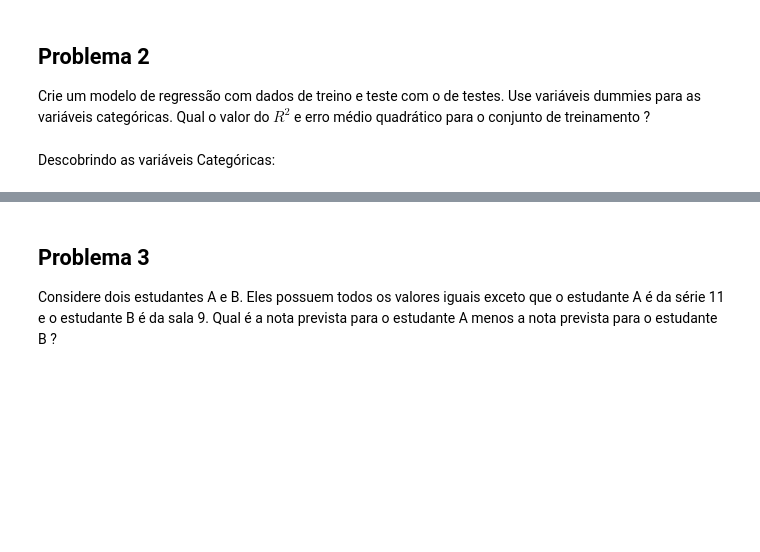
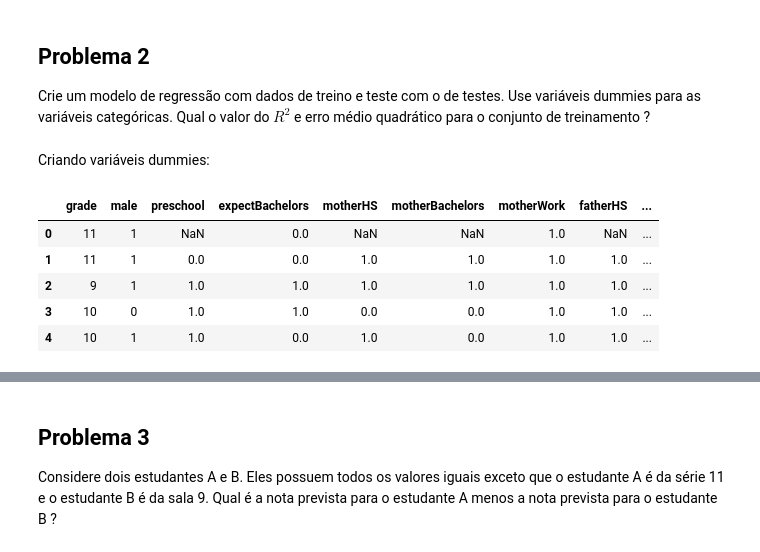
Before and after one commit to taispin/DataScience-DH, a Jupyter notebook: Desafio_2/Desafio_2_Exercícios_Regressão.ipynb, the cells around one changed output, grey strips where cells are left out. Cells and saved outputs as stored; diff of their text form; code cells hidden in the pictures; blank space fills up the shorter version.

```diff
--- a/Desafio_2/Desafio_2_Exercícios_Regressão.ipynb
+++ b/Desafio_2/Desafio_2_Exercícios_Regressão.ipynb
@@ -391,5 +473,3 @@ sns.pairplot(df_pisa2009, hue='readingScore');
 ## Problema 2
 
 Crie um modelo de regressão com dados de treino e teste com o de testes. Use variáveis dummies para as variáveis categóricas. Qual o valor do $R^2$ e erro médio quadrático para o conjunto de treinamento ?
-# %% [markdown]
-Descobrindo as variáveis Categóricas:
@@ -397,0 +476,14 @@ df_pisa2009.dtypes()
+# %% [markdown]
+Criando variáveis dummies:
+# %%
+df_pisa2009_train = pd.get_dummies(df_pisa2009_train)
+df_pisa2009_test = pd.get_dummies(df_pisa2009_test)
+# %%
+df_pisa2009_train.head()
+# %% [output]
+|  | grade | male | preschool | expectBachelors | motherHS | motherBachelors | motherWork | fatherHS | ... |
+| 0 | 11 | 1 | NaN | 0.0 | NaN | NaN | 1.0 | NaN | ... |
+| 1 | 11 | 1 | 0.0 | 0.0 | 1.0 | 1.0 | 1.0 | 1.0 | ... |
+| 2 | 9 | 1 | 1.0 | 1.0 | 1.0 | 1.0 | 1.0 | 1.0 | ... |
+| 3 | 10 | 0 | 1.0 | 1.0 | 0.0 | 0.0 | 1.0 | 1.0 | ... |
+| 4 | 10 | 1 | 1.0 | 0.0 | 1.0 | 0.0 | 1.0 | 1.0 | ... |
```
Also changed, not shown: parts of 18 cells of this notebook.
